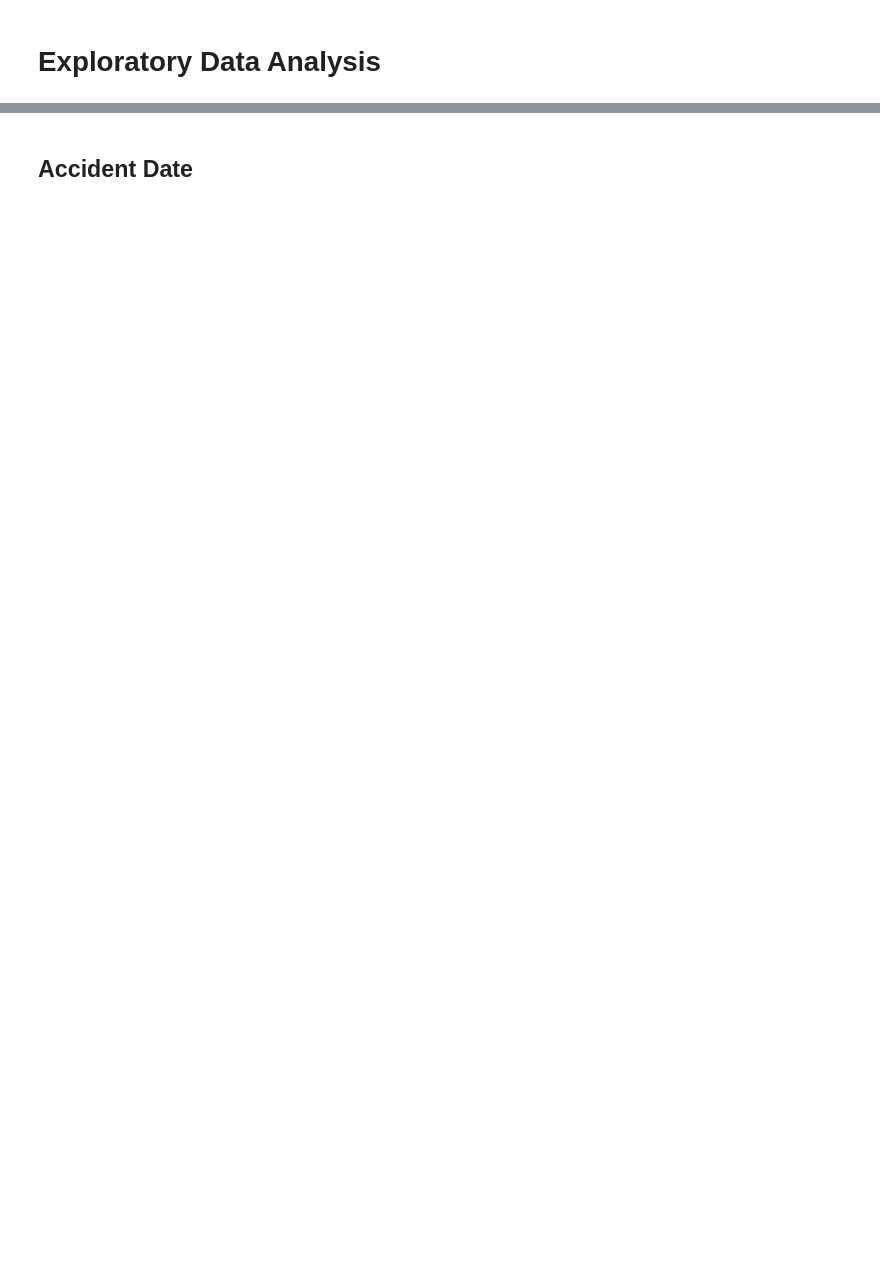
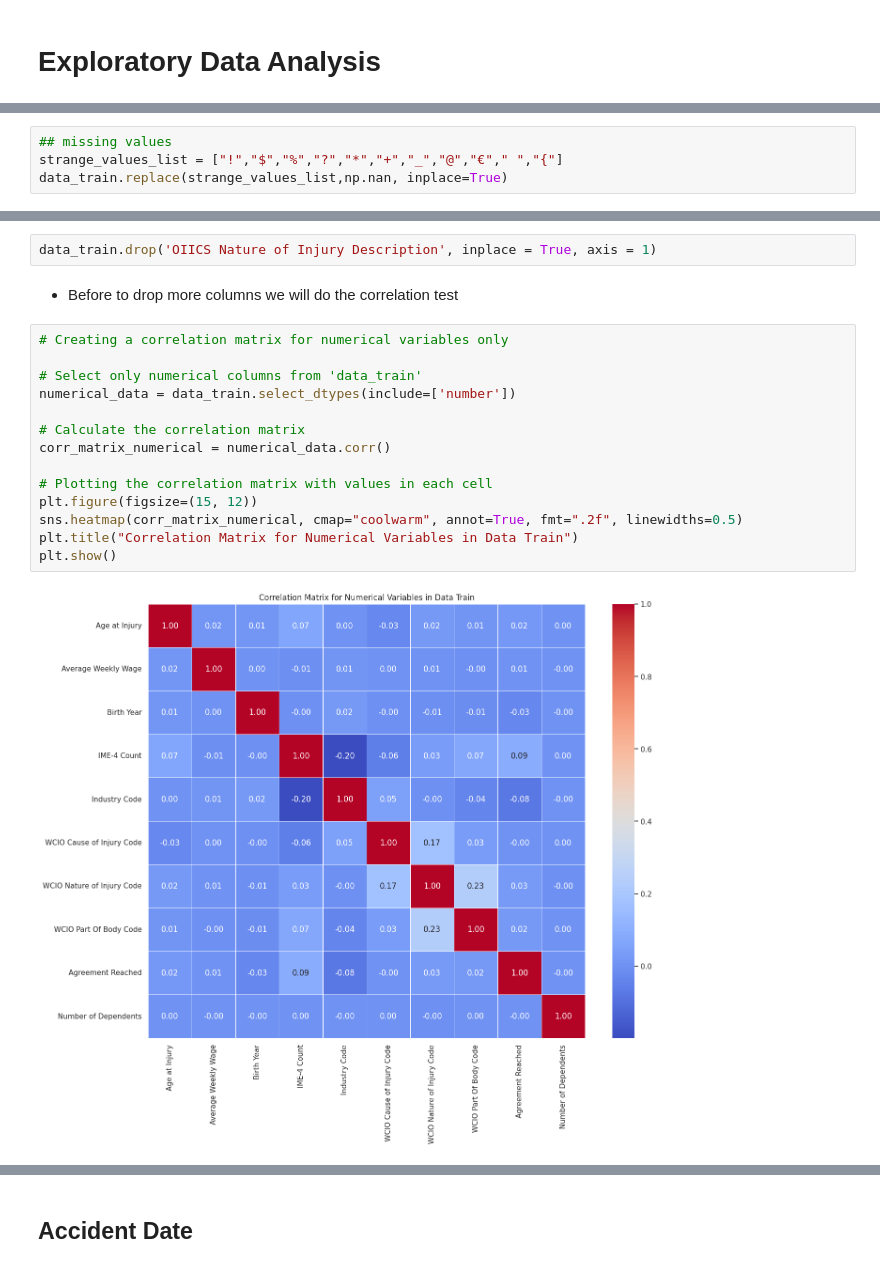
Before and after one commit to RLopes2327/Group17_ML2425, a Jupyter notebook: ZE_ML.ipynb, the cells around one changed output, grey strips where cells are left out. Drawn from its saved outputs; the diff is of its cells as text; blank space fills up the shorter version.

```diff
--- a/ZE_ML.ipynb
+++ b/ZE_ML.ipynb
@@ -534,0 +769,4 @@ data.describe(include='all').T
+# %%
+## missing values
+strange_values_list = ["!","$","%","?","*","+","_","@","€"," ","{"]
+data_train.replace(strange_values_list,np.nan, inplace=True)
@@ -534,0 +819,20 @@ data.describe(include='all').T
+# %%
+data_train.drop('OIICS Nature of Injury Description', inplace = True, axis = 1)
+# %% [markdown]
+- Before to drop more columns we will do the correlation test
+# %%
+# Creating a correlation matrix for numerical variables only
+
+# Select only numerical columns from 'data_train'
+numerical_data = data_train.select_dtypes(include=['number'])
+
+# Calculate the correlation matrix
+corr_matrix_numerical = numerical_data.corr()
+
+# Plotting the correlation matrix with values in each cell
+plt.figure(figsize=(15, 12))
+sns.heatmap(corr_matrix_numerical, cmap="coolwarm", annot=True, fmt=".2f", linewidths=0.5)
+plt.title("Correlation Matrix for Numerical Variables in Data Train")
+plt.show()
+# %% [output]
+[figure, added]
```
Also changed, not shown: parts of 76 cells of this notebook.
